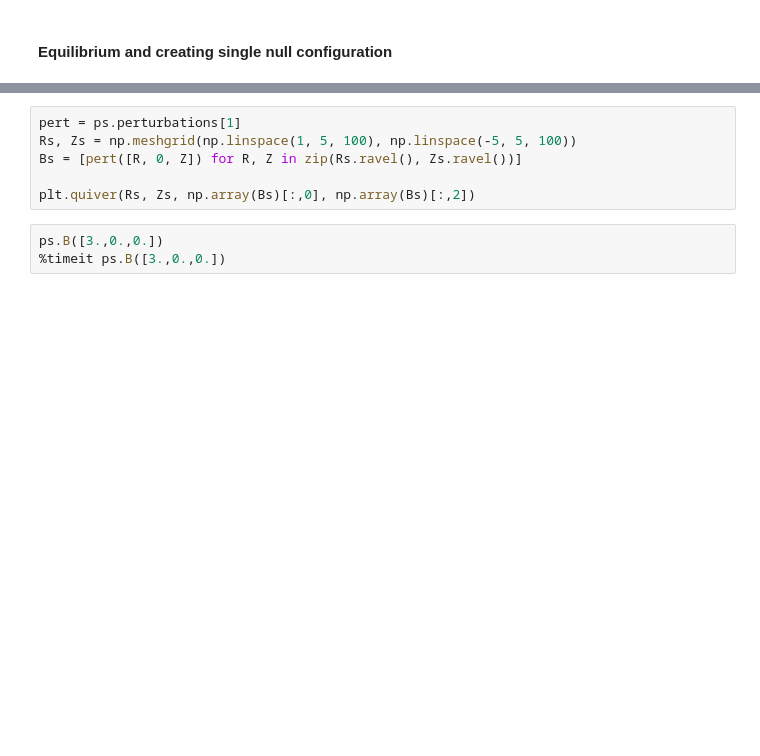
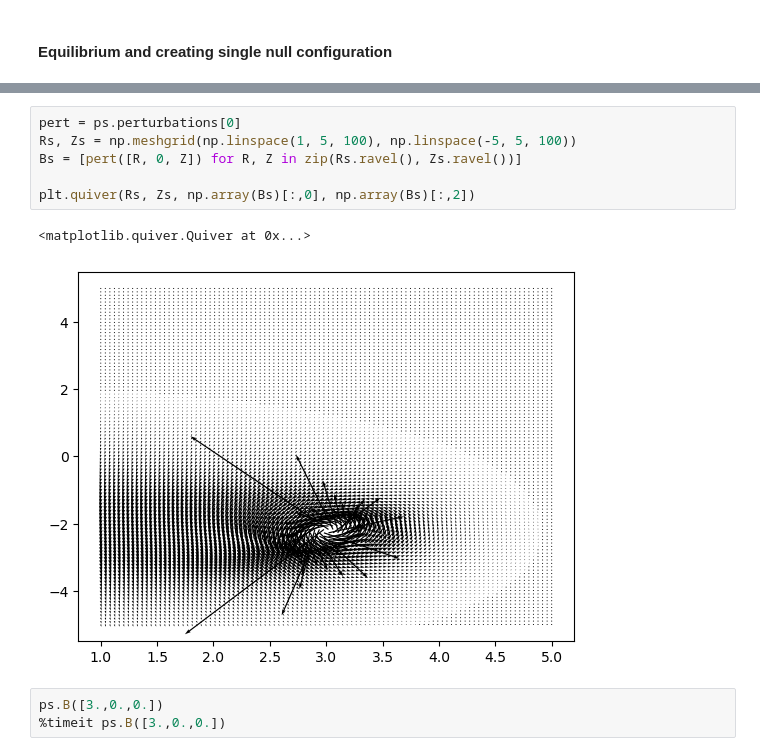
Before and after one commit to Akitzu/masterthesis, a Jupyter notebook: code/notebooks/toybox_tokamak.ipynb, the cells around one changed output, grey strips where cells are left out. Saved outputs shown, nothing was run; the diff lists cells and outputs as text; blank space fills up the shorter version.

```diff
--- a/code/notebooks/toybox_tokamak.ipynb
+++ b/code/notebooks/toybox_tokamak.ipynb
@@ -13,9 +27,12 @@ ps = AnalyticCylindricalBfield.without_axis(3, 0, 0.91, 0.7, perturbations_args
 # %%
-pert = ps.perturbations[1]
+pert = ps.perturbations[0]
 Rs, Zs = np.meshgrid(np.linspace(1, 5, 100), np.linspace(-5, 5, 100))
 Bs = [pert([R, 0, Z]) for R, Z in zip(Rs.ravel(), Zs.ravel())]
 
 plt.quiver(Rs, Zs, np.array(Bs)[:,0], np.array(Bs)[:,2])
+# %% [output]
+<matplotlib.quiver.Quiver at 0x...>
+[figure, added]
 # %%
 ps.B([3.,0.,0.])
 %timeit ps.B([3.,0.,0.])
```
Also changed, not shown: parts of 19 cells of this notebook.
